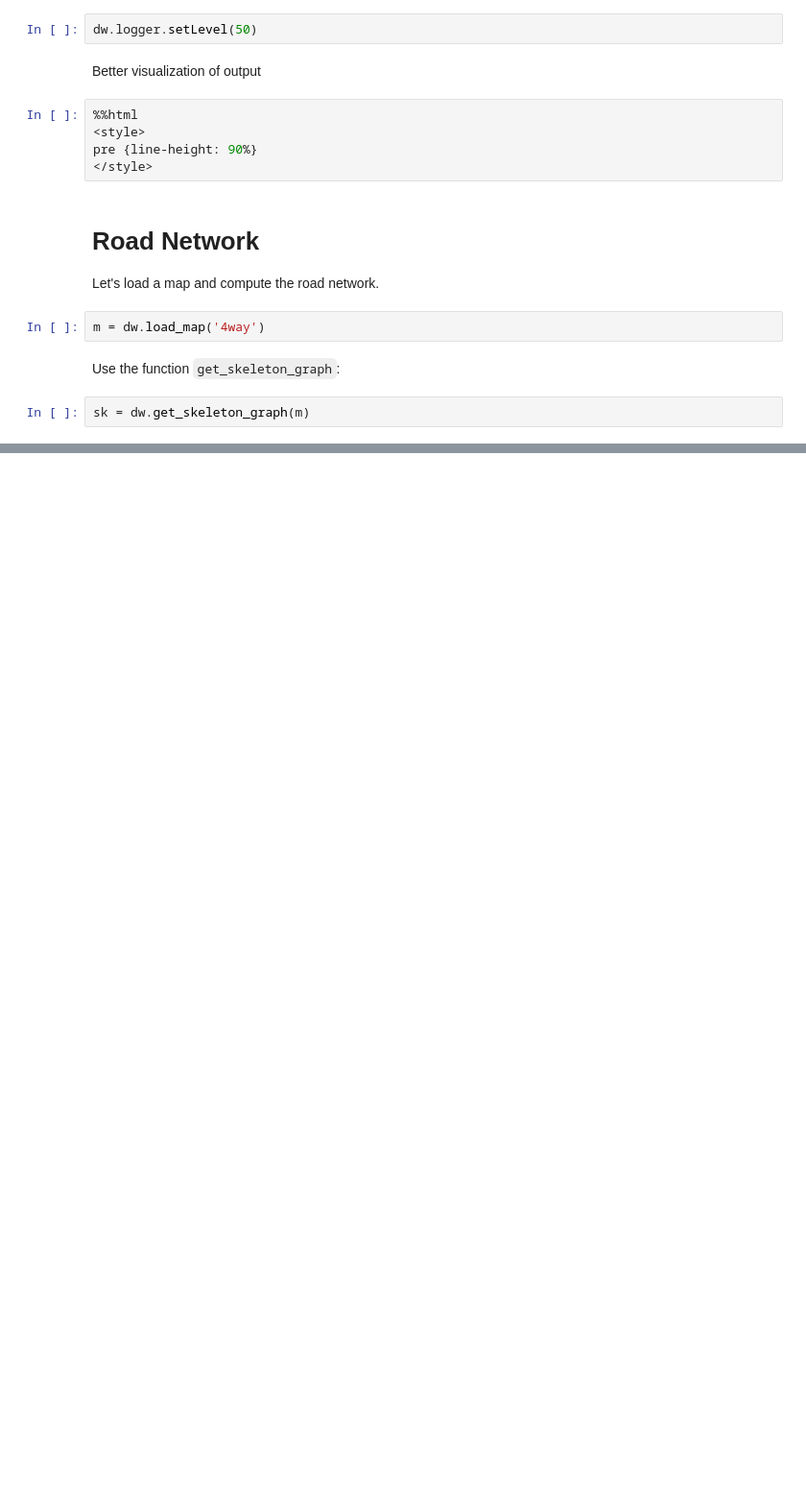
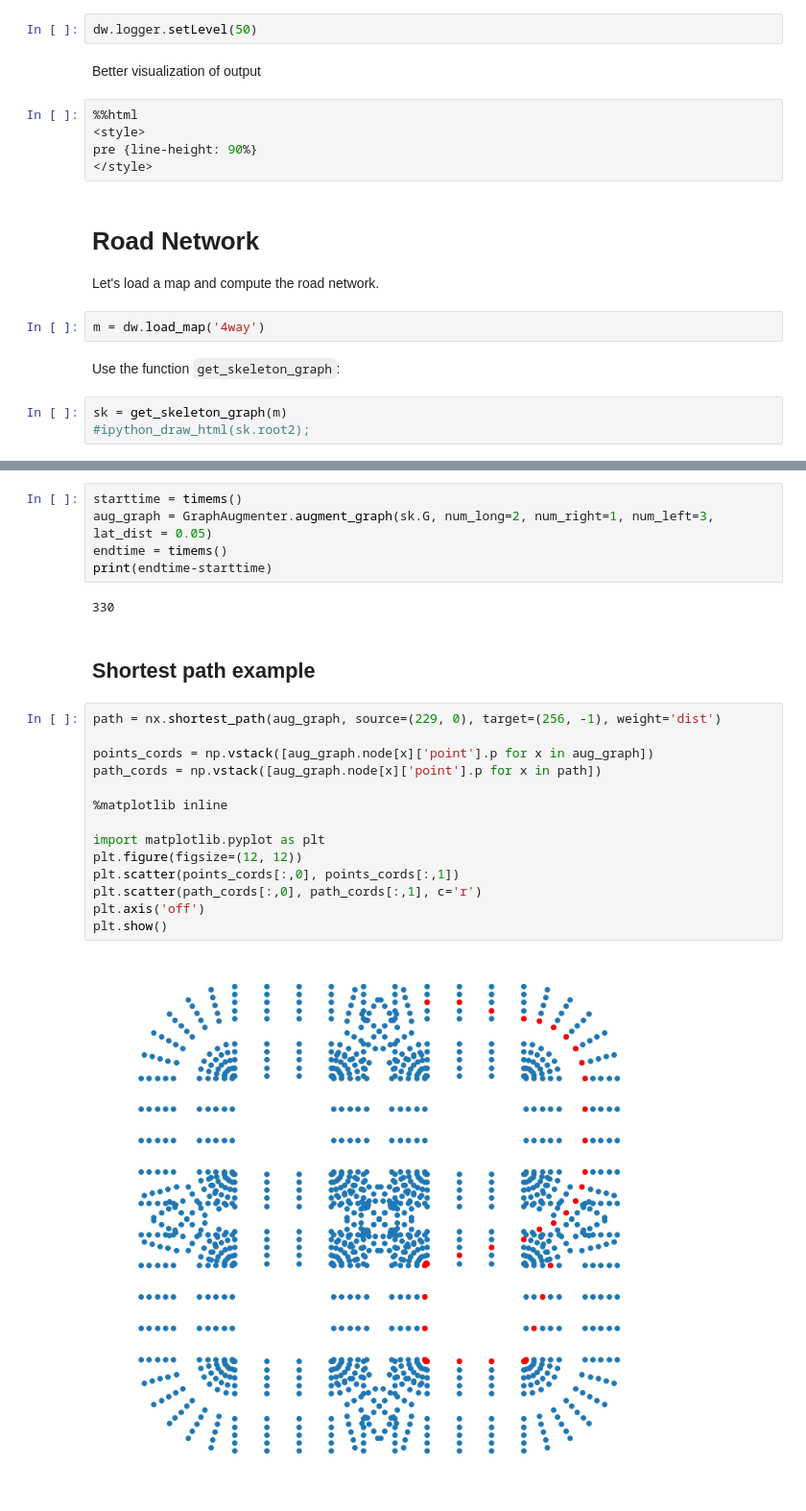
Before and after one commit to duckietown/duckietown-uplan, a Jupyter notebook: lib-uplan/notebooks/diagonal-connections.ipynb, the cells around one changed output, grey strips where cells are left out. Shown at 96% size. Cells and saved outputs as stored; diff of their text form; blank space fills up the shorter version.

Commit message:
Fix bugs in diagonal connection, add weight

```diff
--- a/lib-uplan/notebooks/diagonal-connections.ipynb
+++ b/lib-uplan/notebooks/diagonal-connections.ipynb
@@ -48,4 +49,5 @@ m = dw.load_map('4way')
 # %% [markdown]
 Use the function `get_skeleton_graph`:
 # %%
-sk = dw.get_skeleton_graph(m)
+sk = get_skeleton_graph(m)
+#ipython_draw_html(sk.root2);
@@ -84,0 +60,25 @@ Let's bring in the `draw_graph` function from some time ago.
+# %%
+starttime = timems()
+aug_graph = GraphAugmenter.augment_graph(sk.G, num_long=2, num_right=1, num_left=3, lat_dist = 0.05)
+endtime = timems()
+print(endtime-starttime)
+# %% [output]
+330
+# %% [markdown]
+## Shortest path example
+# %%
+path = nx.shortest_path(aug_graph, source=(229, 0), target=(256, -1), weight='dist')
+
+points_cords = np.vstack([aug_graph.node[x]['point'].p for x in aug_graph])
+path_cords = np.vstack([aug_graph.node[x]['point'].p for x in path])
+
+%matplotlib inline
+
+import matplotlib.pyplot as plt
+plt.figure(figsize=(12, 12))
+plt.scatter(points_cords[:,0], points_cords[:,1])
+plt.scatter(path_cords[:,0], path_cords[:,1], c='r')
+plt.axis('off')
+plt.show()
+# %% [output]
+[figure, added]
```
Also changed, not shown: parts of 14 cells of this notebook, 2 other files.
